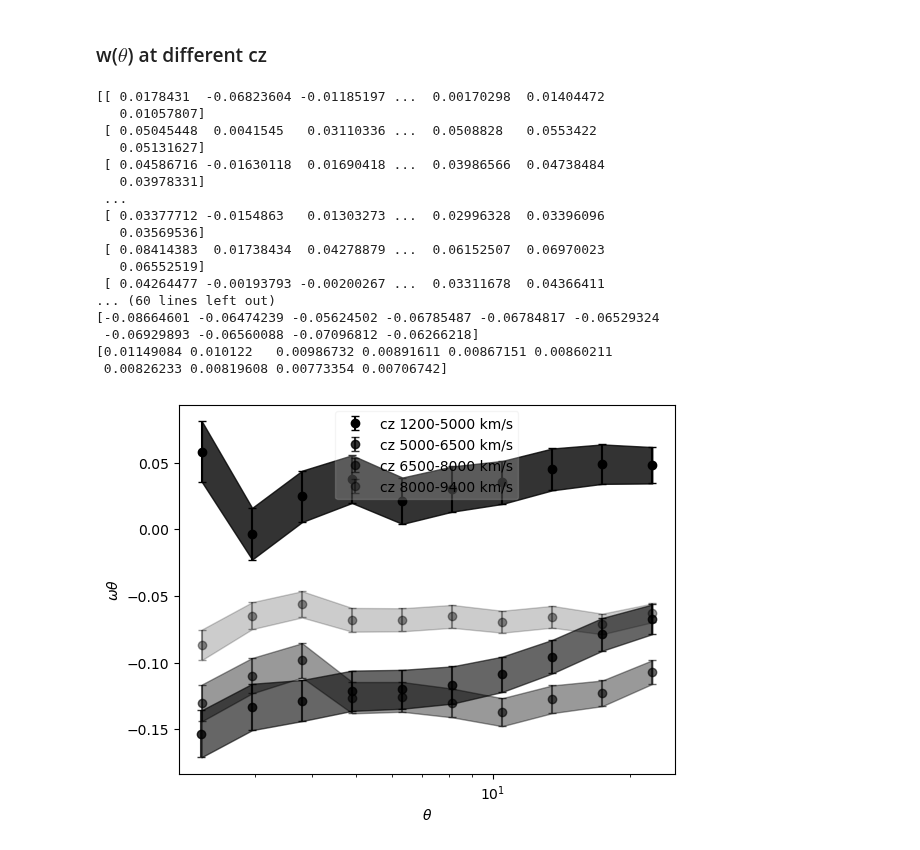
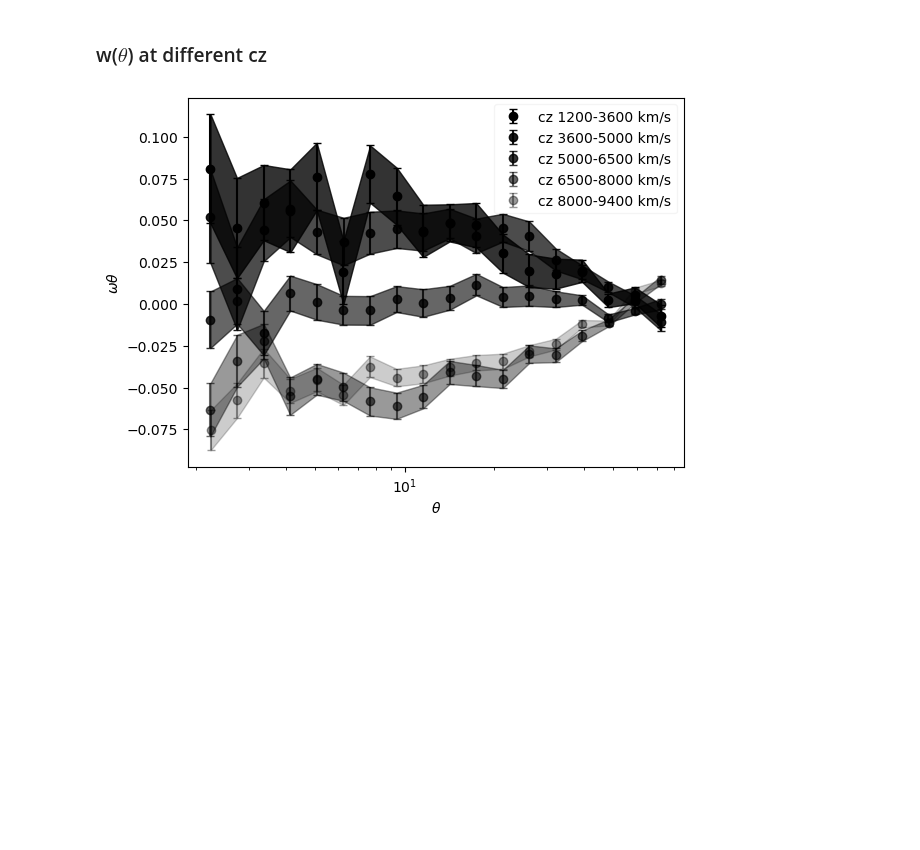
Before and after one commit to FedeDavilaKurban/Auger, a Jupyter notebook: plots.ipynb, the cells around one changed output. Cells and saved outputs as stored; diff of their text form; code cells hidden in the pictures; blank space fills up the shorter version.

```diff
--- a/plots.ipynb
+++ b/plots.ipynb
@@ -806,62 +806,45 @@ import matplotlib.pyplot as plt
 import numpy as np
 from astropy.io import ascii
 
-nbootstrap = int(500)
-maxsep = int(25)
+nbootstrap = int(100)
+maxsep = int(80)
 sample = 'all2MRS_noAGN'
 
 
-cz_mins = [1200, 5000, 6500, 8000]
-cz_maxs = [5000, 6500, 8000, 9400]
-alphas = [1., 0.8, 0.6, 0.4, 0.3]
+cz_mins = [1200, 3600, 5000, 6500, 8000]
+cz_maxs = [3600, 5000, 6500, 8000, 9400]
+alphas = [1., .9, 0.8, 0.6, 0.4, 0.3]
 
 fig, ax = plt.subplots()
 
 for alpha, cz_min, cz_max in zip(alphas,cz_mins,cz_maxs):
 
     filename = f'../data/cross_treecorr_nq1_nmult100_nbs{nbootstrap}_{sample}_cz{cz_min}-{cz_max}.npz'
 
     data = np.load(filename)
 
     th = data.get('th')
     xi = data.get('xi_true')[0]
-    print(data.get('xi_bs')[0])
+    #print(data.get('xi_bs')[0])
     varxi = np.std(data.get('xi_bs')[0], axis=0)
-    print(th)
-    print(xi)
-    print(varxi)
+    #print(th)
+    #print(xi)
+    #print(varxi)
 
     ax.errorbar(th,xi,yerr=varxi,c='k',fmt='o',capsize=3,alpha=alpha,label=f'cz {cz_min}-{cz_max} km/s')
     #ax.scatter(-meanMag,int_mean,c=color,marker='o')
     ax.fill_between(th,y1=xi-varxi,y2=xi+varxi,color='k',alpha=alpha-.2)
 
 
 ax.set_xscale('log')
 
 ax.set_ylabel(r'$\omega\theta$')
 ax.set_xlabel(r'$\theta$')
 
 ax.legend(loc=0,framealpha=.2)
 
 #plt.savefig(f'../plots/int_K_nq{nquant}_nbs{nbootstrap}_deflection.png')
 
 plt.show()
 # %% [output]
-[[ 0.0178431  -0.06823604 -0.01185197 ...  0.00170298  0.01404472
-   0.01057807]
- [ 0.05045448  0.0041545   0.03110336 ...  0.0508828   0.0553422
-   0.05131627]
- [ 0.04586716 -0.01630118  0.01690418 ...  0.03986566  0.04738484
-   0.03978331]
- ...
- [ 0.03377712 -0.0154863   0.01303273 ...  0.02996328  0.03396096
-   0.03569536]
- [ 0.08414383  0.01738434  0.04278879 ...  0.06152507  0.06970023
-   0.06552519]
- [ 0.04264477 -0.00193793 -0.00200267 ...  0.03311678  0.04366411
-... (60 lines left out)
-[-0.08664601 -0.06474239 -0.05624502 -0.06785487 -0.06784817 -0.06529324
- -0.06929893 -0.06560088 -0.07096812 -0.06266218]
-[0.01149084 0.010122   0.00986732 0.00891611 0.00867151 0.00860211
- 0.00826233 0.00819608 0.00773354 0.00706742]
-[figure, old version]
+[figure, new version]
```
Also changed, not shown: 4 other files.
